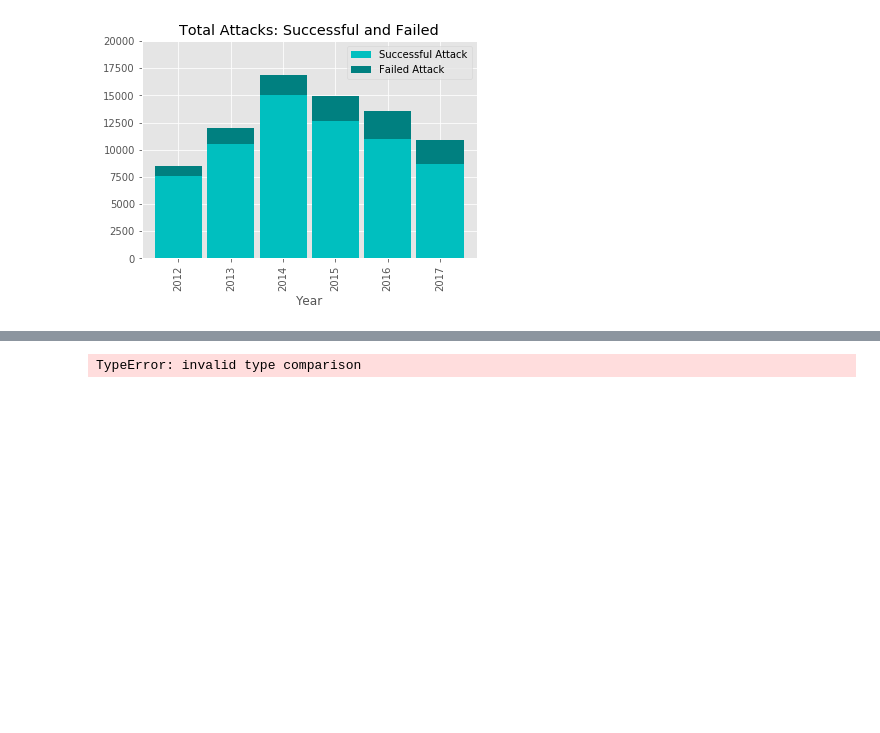
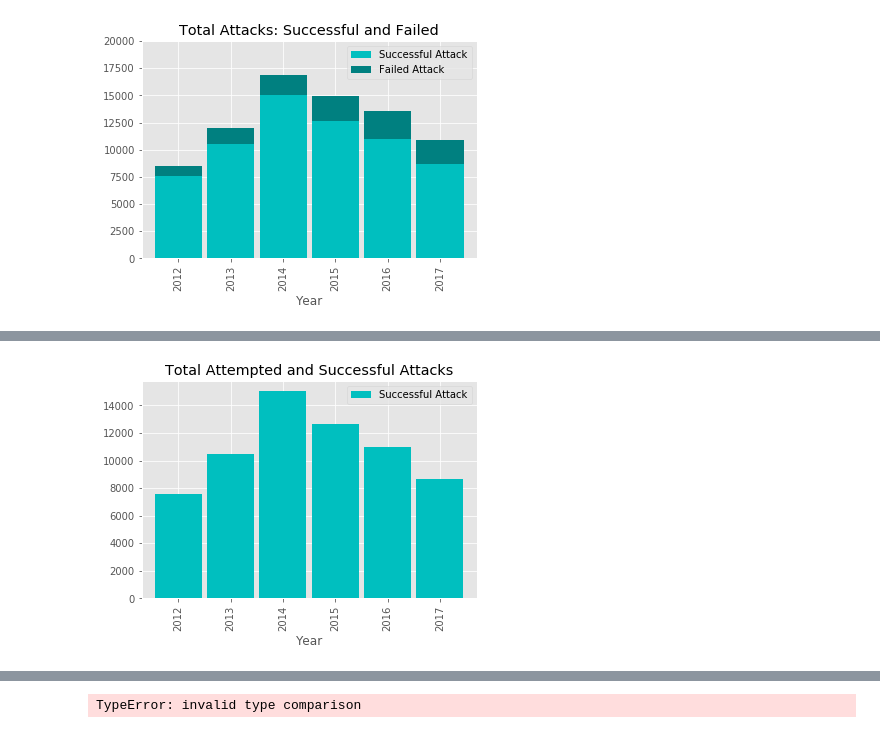
Before and after one commit to kristen-hyman/Group_Project, a Jupyter notebook: kristen_file.ipynb, the cells around one changed output, grey strips where cells are left out. Drawn from its saved outputs; the diff is of its cells as text; code cells hidden in the pictures; blank space fills up the shorter version.

```diff
--- a/kristen_file.ipynb
+++ b/kristen_file.ipynb
@@ -94,0 +77,4 @@ SuccessFailChart
+# %%
+SucessChart = WWsuccessDF.plot(kind="bar", title="Total Attempted and Successful Attacks", width=.9, color = ["c"])
+# %% [output]
+[figure, added]
```
Also changed, not shown: parts of 14 cells of this notebook.
